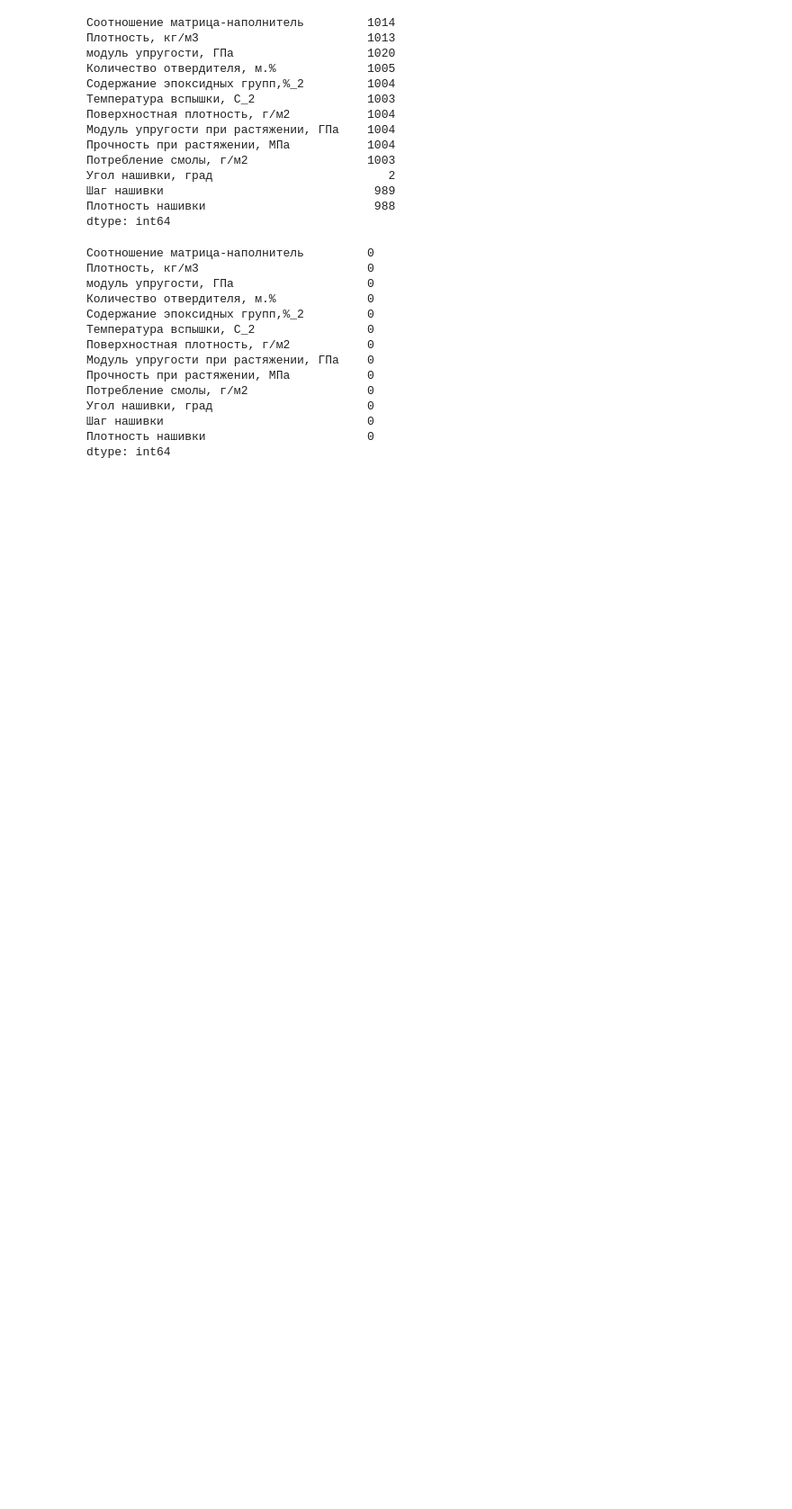
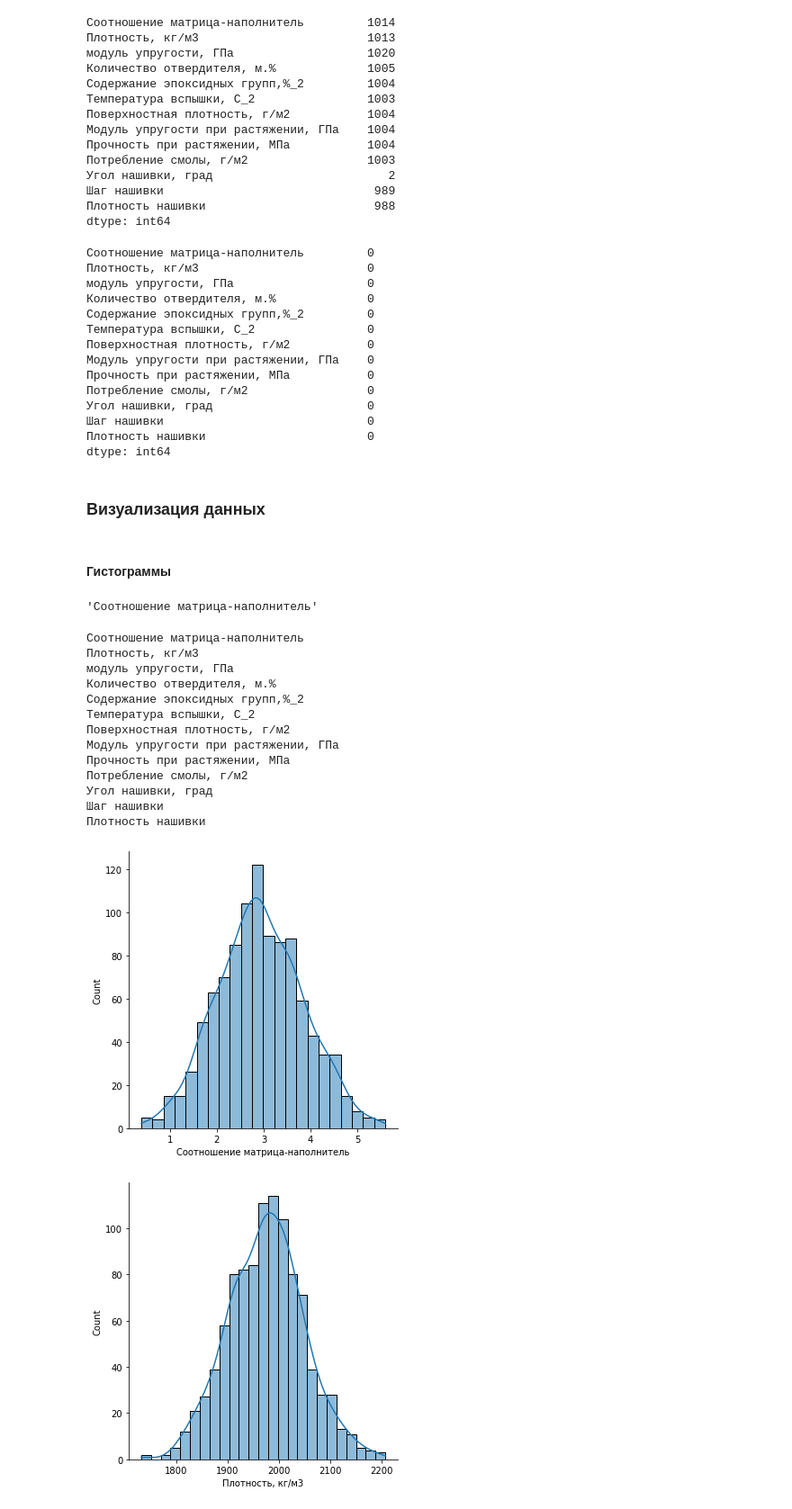
Before and after one commit to truhin-andrei/mgtu-project, a Jupyter notebook: compositeMaterials.ipynb, the cells around one changed output. Shown at 90% size. Drawn from its saved outputs; the diff is of its cells as text; code cells hidden in the pictures; blank space fills up the shorter version.

Commit message:
add data visualization

```diff
--- a/compositeMaterials.ipynb
+++ b/compositeMaterials.ipynb
@@ -101,3 +104,30 @@ df.isna().sum()
 Шаг нашивки                             0
 Плотность нашивки                       0
 dtype: int64
+# %% [markdown]
+### Визуализация данных
+# %% [markdown]
+#### Гистограммы
+# %%
+df.columns
+# %% [output]
+'Соотношение матрица-наполнитель'
+# %%
+for name in df.columns:
+    sns.displot(df[name], kde=True)
+# %% [output]
+Соотношение матрица-наполнитель
+Плотность, кг/м3
+модуль упругости, ГПа
+Количество отвердителя, м.%
+Содержание эпоксидных групп,%_2
+Температура вспышки, С_2
+Поверхностная плотность, г/м2
+Модуль упругости при растяжении, ГПа
+Прочность при растяжении, МПа
+Потребление смолы, г/м2
+Угол нашивки, град
+Шаг нашивки
+Плотность нашивки
+[figure, added]
+[figure, added]
```
Also changed, not shown: parts of 4 cells of this notebook.
